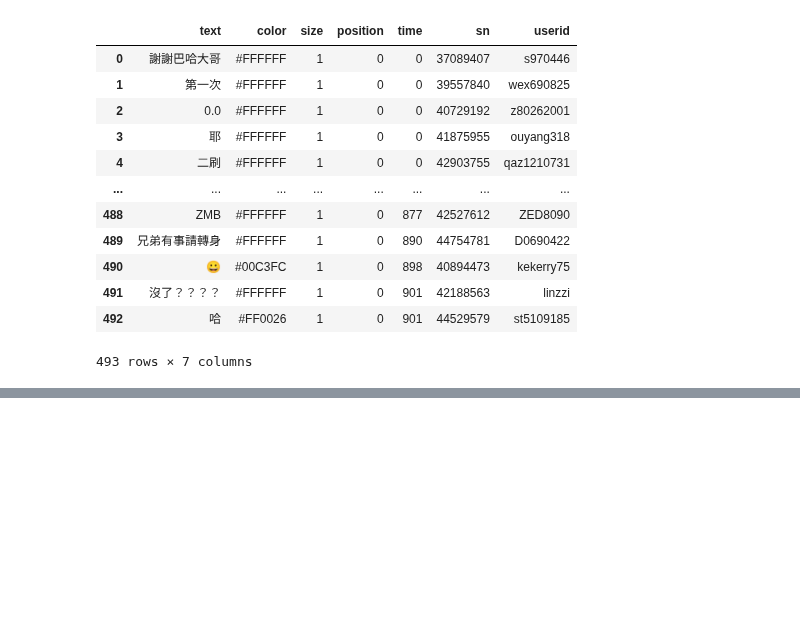
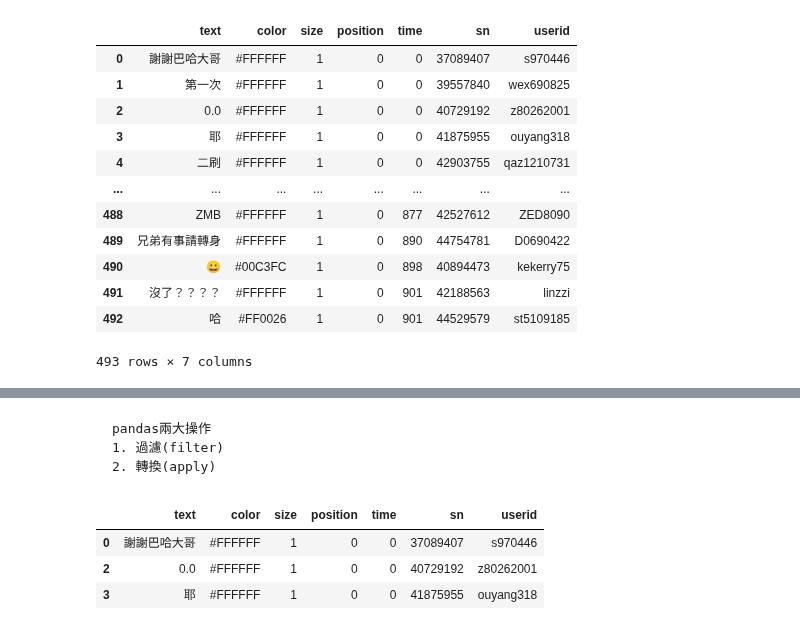
Before and after one commit to Elwing-Chou/tibame_online_0416, a Jupyter notebook: tibame_0426.ipynb, the cells around one changed output, grey strips where cells are left out. Cells and saved outputs as stored; diff of their text form; code cells hidden in the pictures; blank space fills up the shorter version.

````diff
--- a/tibame_0426.ipynb
+++ b/tibame_0426.ipynb
@@ -45,0 +32,20 @@ df[cols]
+# %% [markdown]
+
+
+```
+pandas兩大操作
+1. 過濾(filter)
+2. 轉換(apply)
+```
+# %%
+# 我先看一下誰發比較多
+df["userid"].value_counts()
+# 過濾: df[跟你資料筆數一樣多的True/False]
+# 對到True就留下 對到False就滾
+fil = [True, False, True, True, False]
+df.head(5)[fil]
+# %% [output]
+|  | text | color | size | position | time | sn | userid |
+| 0 | 謝謝巴哈大哥 | #FFFFFF | 1 | 0 | 0 | 37089407 | s970446 |
+| 2 | 0.0 | #FFFFFF | 1 | 0 | 0 | 40729192 | z80262001 |
+| 3 | 耶 | #FFFFFF | 1 | 0 | 0 | 41875955 | ouyang318 |
````
Also changed, not shown: parts of 1 cell of this notebook.
